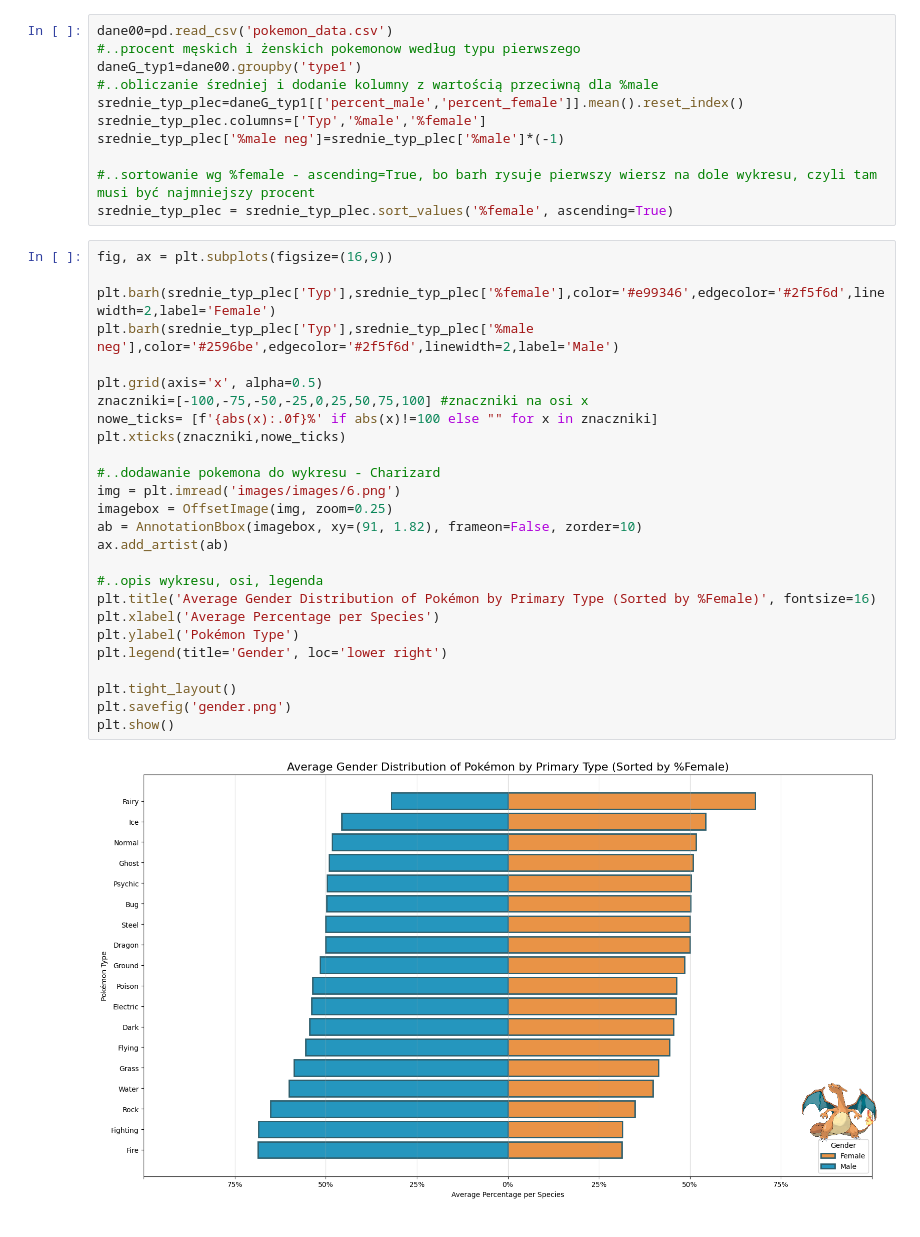
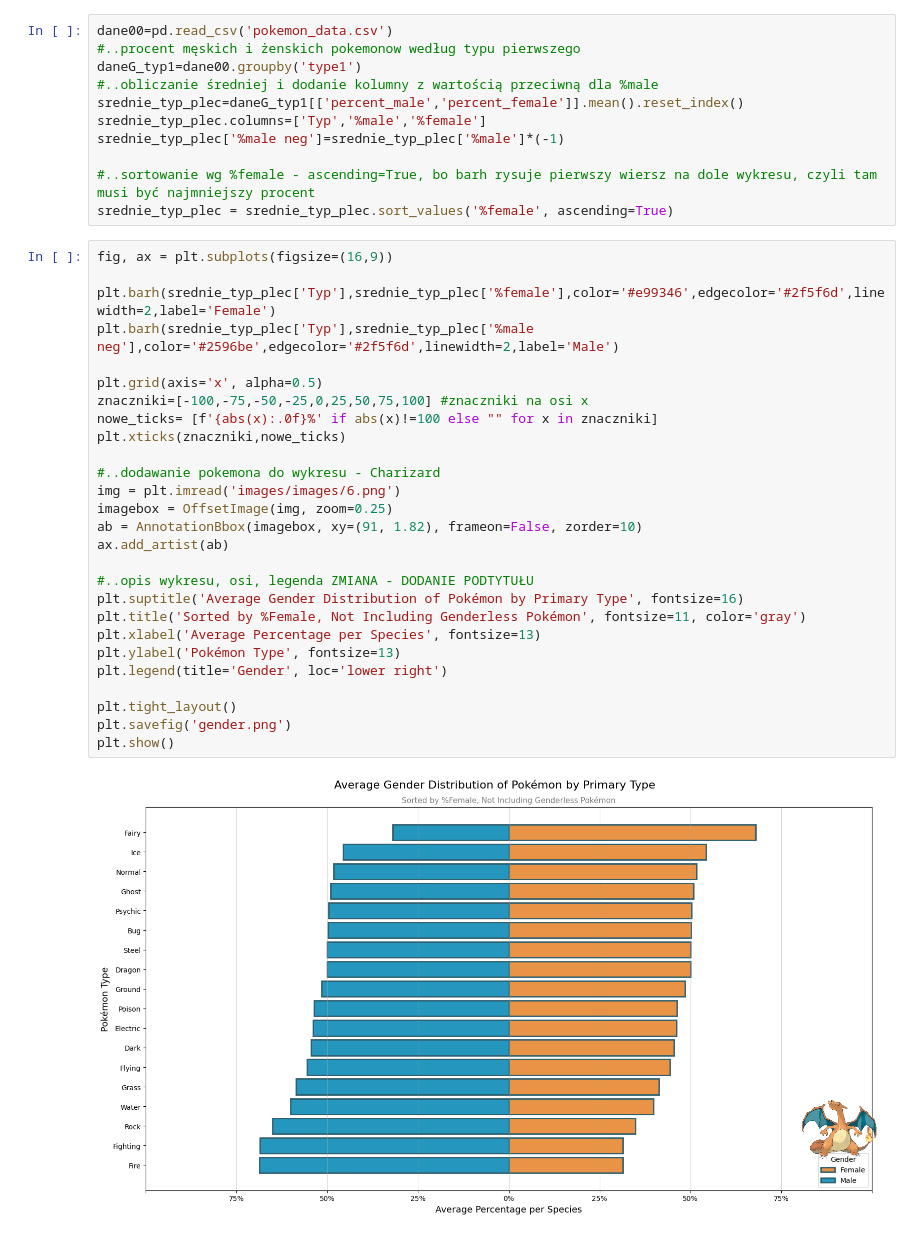
Before and after one commit to HiczHicz/PokemonFullProject, a Jupyter notebook: gender.ipynb, the cells around one changed output. Saved outputs shown, nothing was run; the diff lists cells and outputs as text.

```diff
--- a/gender.ipynb
+++ b/gender.ipynb
@@ -16,28 +16,29 @@ srednie_typ_plec = srednie_typ_plec.sort_values('%female', ascending=True)
 # %%
 fig, ax = plt.subplots(figsize=(16,9))
 
 plt.barh(srednie_typ_plec['Typ'],srednie_typ_plec['%female'],color='#e99346',edgecolor='#2f5f6d',linewidth=2,label='Female')
 plt.barh(srednie_typ_plec['Typ'],srednie_typ_plec['%male neg'],color='#2596be',edgecolor='#2f5f6d',linewidth=2,label='Male')
 
 plt.grid(axis='x', alpha=0.5)
 znaczniki=[-100,-75,-50,-25,0,25,50,75,100] #znaczniki na osi x
 nowe_ticks= [f'{abs(x):.0f}%' if abs(x)!=100 else "" for x in znaczniki]
 plt.xticks(znaczniki,nowe_ticks)
 
 #..dodawanie pokemona do wykresu - Charizard
 img = plt.imread('images/images/6.png')
 imagebox = OffsetImage(img, zoom=0.25)
 ab = AnnotationBbox(imagebox, xy=(91, 1.82), frameon=False, zorder=10)
 ax.add_artist(ab)
 
-#..opis wykresu, osi, legenda
-plt.title('Average Gender Distribution of Pokémon by Primary Type (Sorted by %Female)', fontsize=16)
-plt.xlabel('Average Percentage per Species')
-plt.ylabel('Pokémon Type')
+#..opis wykresu, osi, legenda ZMIANA - DODANIE PODTYTUŁU
+plt.suptitle('Average Gender Distribution of Pokémon by Primary Type', fontsize=16)
+plt.title('Sorted by %Female, Not Including Genderless Pokémon', fontsize=11, color='gray')
+plt.xlabel('Average Percentage per Species', fontsize=13)
+plt.ylabel('Pokémon Type', fontsize=13)
 plt.legend(title='Gender', loc='lower right')
 
 plt.tight_layout()
 plt.savefig('gender.png')
 plt.show()
 # %% [output]
-[figure, old version]
+[figure, new version]
```
Also changed, not shown: 12 other files.
